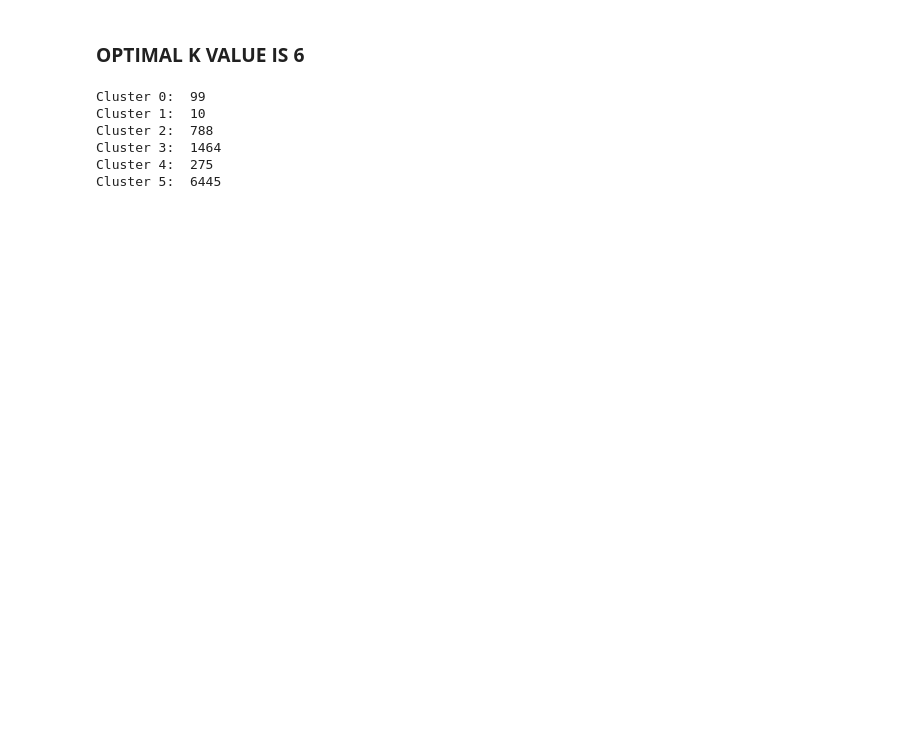
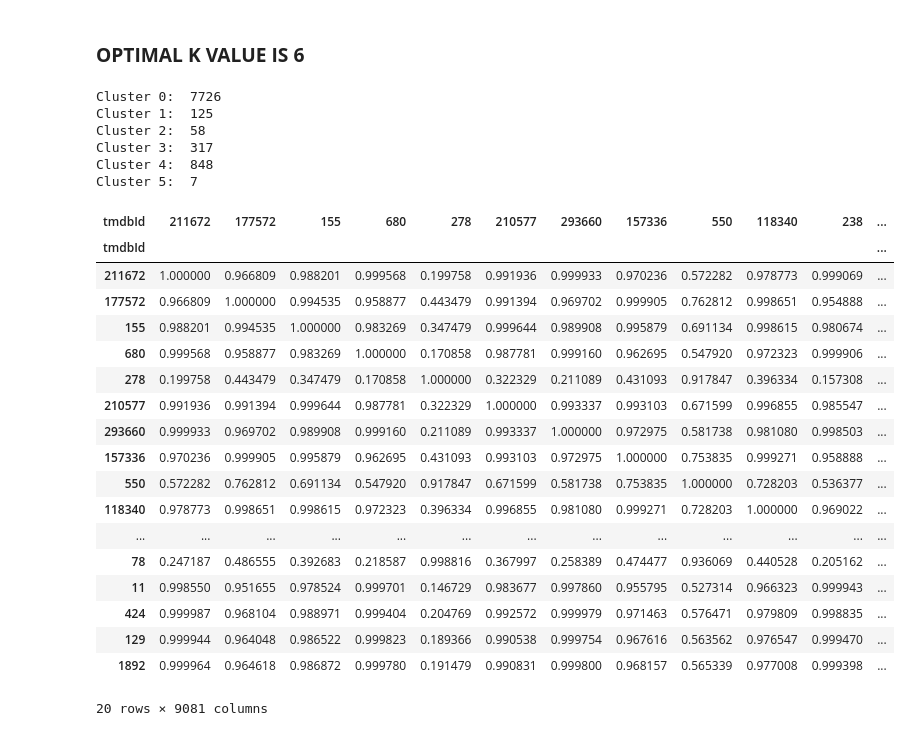
Before and after one commit to disha2sinha/Movie-Recommendation-System, a Jupyter notebook: Content_Based_Recommendation_System.ipynb, the cells around one changed output. Drawn from its saved outputs; the diff is of its cells as text; code cells hidden in the pictures; blank space fills up the shorter version.

```diff
--- a/Content_Based_Recommendation_System.ipynb
+++ b/Content_Based_Recommendation_System.ipynb
@@ -173,7 +160,7 @@ K= 14
 # %% [markdown]
 ### **OPTIMAL K VALUE IS 6**
 # %%
-kmeans=KMeans(n_clusters=6,init='random',max_iter=500).fit(dftomat)
+kmeans=KMeans(n_clusters=6,init='k-means++',max_iter=500).fit(dftomat)
 movies_df['KmeansCluster']=kmeans.labels_
 # %%
 print("Cluster 0: ",movies_df[movies_df['KmeansCluster']==0].KmeansCluster.count())
@@ -183,9 +170,35 @@ print("Cluster 3: ",movies_df[movies_df['KmeansCluster']==3].KmeansCluster.count
 print("Cluster 4: ",movies_df[movies_df['KmeansCluster']==4].KmeansCluster.count())
 print("Cluster 5: ",movies_df[movies_df['KmeansCluster']==5].KmeansCluster.count())
 # %% [output]
-Cluster 0:  99
-Cluster 1:  10
-Cluster 2:  788
-Cluster 3:  1464
-Cluster 4:  275
-Cluster 5:  6445
+Cluster 0:  7726
+Cluster 1:  125
+Cluster 2:  58
+Cluster 3:  317
+Cluster 4:  848
+Cluster 5:  7
+# %%
+from sklearn.metrics.pairwise import cosine_similarity
+cosine_sim=cosine_similarity(dftomat)
+# %%
+cosine_sim=pd.DataFrame(cosine_sim,index=movies_df.index,columns=movies_df.index)
+cosine_sim.head(20)
+# %% [output]
+| tmdbId | 211672 | 177572 | 155 | 680 | 278 | 210577 | 293660 | 157336 | 550 | 118340 | 238 | ... |
+| tmdbId |  |  |  |  |  |  |  |  |  |  |  | ... |
+| 211672 | 1.000000 | 0.966809 | 0.988201 | 0.999568 | 0.199758 | 0.991936 | 0.999933 | 0.970236 | 0.572282 | 0.978773 | 0.999069 | ... |
+| 177572 | 0.966809 | 1.000000 | 0.994535 | 0.958877 | 0.443479 | 0.991394 | 0.969702 | 0.999905 | 0.762812 | 0.998651 | 0.954888 | ... |
+| 155 | 0.988201 | 0.994535 | 1.000000 | 0.983269 | 0.347479 | 0.999644 | 0.989908 | 0.995879 | 0.691134 | 0.998615 | 0.980674 | ... |
+| 680 | 0.999568 | 0.958877 | 0.983269 | 1.000000 | 0.170858 | 0.987781 | 0.999160 | 0.962695 | 0.547920 | 0.972323 | 0.999906 | ... |
+| 278 | 0.199758 | 0.443479 | 0.347479 | 0.170858 | 1.000000 | 0.322329 | 0.211089 | 0.431093 | 0.917847 | 0.396334 | 0.157308 | ... |
+| 210577 | 0.991936 | 0.991394 | 0.999644 | 0.987781 | 0.322329 | 1.000000 | 0.993337 | 0.993103 | 0.671599 | 0.996855 | 0.985547 | ... |
+| 293660 | 0.999933 | 0.969702 | 0.989908 | 0.999160 | 0.211089 | 0.993337 | 1.000000 | 0.972975 | 0.581738 | 0.981080 | 0.998503 | ... |
+| 157336 | 0.970236 | 0.999905 | 0.995879 | 0.962695 | 0.431093 | 0.993103 | 0.972975 | 1.000000 | 0.753835 | 0.999271 | 0.958888 | ... |
+| 550 | 0.572282 | 0.762812 | 0.691134 | 0.547920 | 0.917847 | 0.671599 | 0.581738 | 0.753835 | 1.000000 | 0.728203 | 0.536377 | ... |
+| 118340 | 0.978773 | 0.998651 | 0.998615 | 0.972323 | 0.396334 | 0.996855 | 0.981080 | 0.999271 | 0.728203 | 1.000000 | 0.969022 | ... |
+| ... | ... | ... | ... | ... | ... | ... | ... | ... | ... | ... | ... | ... |
+| 78 | 0.247187 | 0.486555 | 0.392683 | 0.218587 | 0.998816 | 0.367997 | 0.258389 | 0.474477 | 0.936069 | 0.440528 | 0.205162 | ... |
+| 11 | 0.998550 | 0.951655 | 0.978524 | 0.999701 | 0.146729 | 0.983677 | 0.997860 | 0.955795 | 0.527314 | 0.966323 | 0.999943 | ... |
+| 424 | 0.999987 | 0.968104 | 0.988971 | 0.999404 | 0.204769 | 0.992572 | 0.999979 | 0.971463 | 0.576471 | 0.979809 | 0.998835 | ... |
+| 129 | 0.999944 | 0.964048 | 0.986522 | 0.999823 | 0.189366 | 0.990538 | 0.999754 | 0.967616 | 0.563562 | 0.976547 | 0.999470 | ... |
+| 1892 | 0.999964 | 0.964618 | 0.986872 | 0.999780 | 0.191479 | 0.990831 | 0.999800 | 0.968157 | 0.565339 | 0.977008 | 0.999398 | ... |
+20 rows × 9081 columns
```
Also changed, not shown: parts of 1 cell of this notebook.
